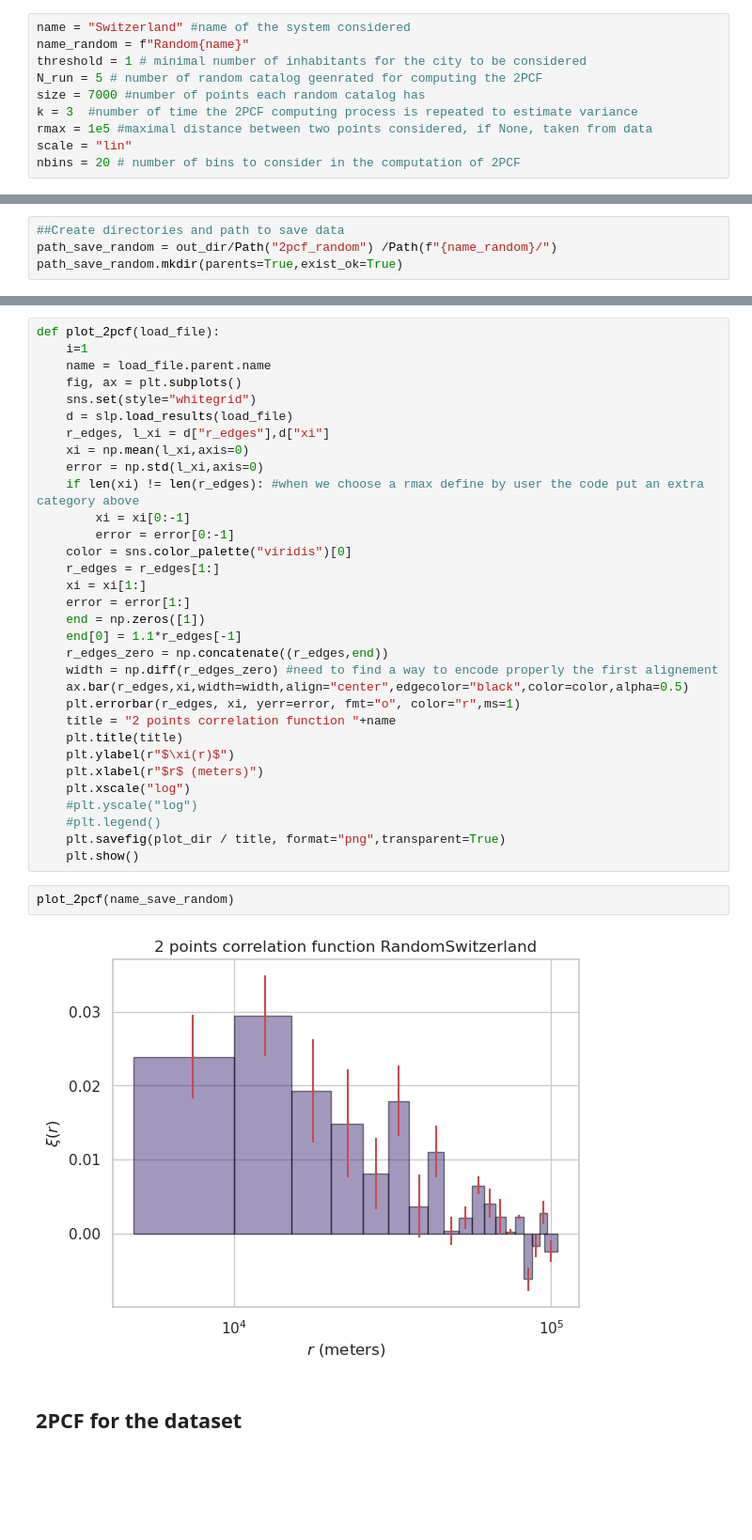
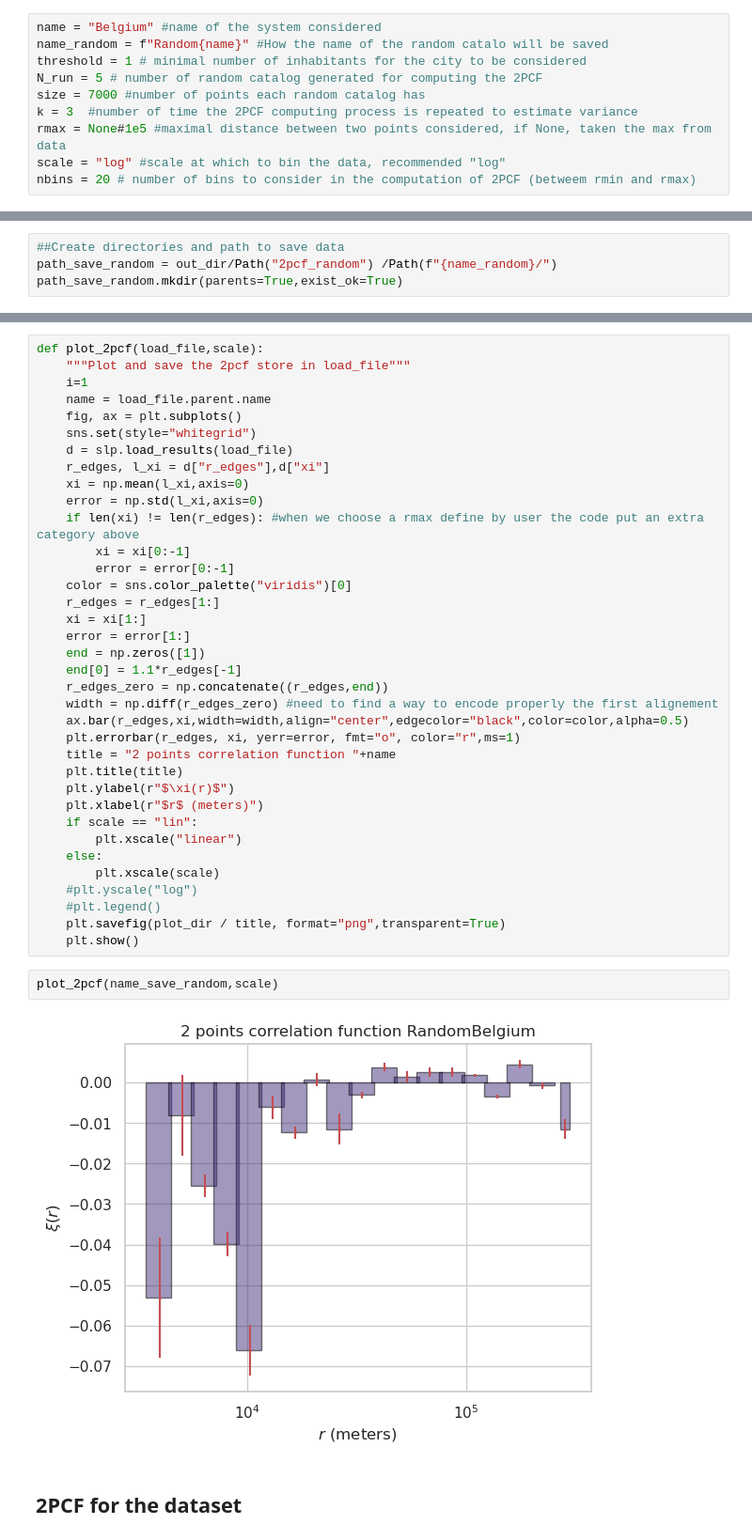
Before and after one commit to Presigny/fake_world, a Jupyter notebook: notebooks/2pcf.ipynb, the cells around one changed output, grey strips where cells are left out. Shown: that part at 94% size. Saved outputs shown, nothing was run; the diff lists cells and outputs as text; blank space fills up the shorter version.

```diff
--- a/notebooks/2pcf.ipynb
+++ b/notebooks/2pcf.ipynb
@@ -30,15 +32,15 @@ plot_dir = out_dir / Path("plot")
 # %% [markdown]
 ## Parameters
 # %%
-name = "Switzerland" #name of the system considered
-name_random = f"Random{name}"
+name = "Belgium" #name of the system considered
+name_random = f"Random{name}" #How the name of the random catalo will be saved
 threshold = 1 # minimal number of inhabitants for the city to be considered
-N_run = 5 # number of random catalog geenrated for computing the 2PCF
+N_run = 5 # number of random catalog generated for computing the 2PCF
 size = 7000 #number of points each random catalog has
 k = 3  #number of time the 2PCF computing process is repeated to estimate variance
-rmax = 1e5 #maximal distance between two points considered, if None, taken from data
-scale = "lin"
-nbins = 20 # number of bins to consider in the computation of 2PCF
+rmax = None#1e5 #maximal distance between two points considered, if None, taken the max from data
+scale = "log" #scale at which to bin the data, recommended "log"
+nbins = 20 # number of bins to consider in the computation of 2PCF (betweem rmin and rmax)
 # %%
 ##Preprocessing
 crs = mtpc.crs_selector(name) # Coordinate reference system of the country considered
@@ -100,5 +104,6 @@ gdf_projected_random.plot(ax=ax,color="red",markersize=1)
 # %%
-def plot_2pcf(load_file):
+def plot_2pcf(load_file,scale):
+    """Plot and save the 2pcf store in load_file"""
     i=1
     name = load_file.parent.name
     fig, ax = plt.subplots()
@@ -124,15 +129,18 @@ def plot_2pcf(load_file):
     plt.title(title)
     plt.ylabel(r"$\xi(r)$")
     plt.xlabel(r"$r$ (meters)")
-    plt.xscale("log")
+    if scale == "lin":
+        plt.xscale("linear")
+    else:
+        plt.xscale(scale)
     #plt.yscale("log")
     #plt.legend()
     plt.savefig(plot_dir / title, format="png",transparent=True)
     plt.show()
 # %%
-plot_2pcf(name_save_random)
+plot_2pcf(name_save_random,scale)
 # %% [output]
-[figure, old version]
+[figure, new version]
 # %% [markdown]
 ## 2PCF for the dataset
 # %%
```
Also changed, not shown: parts of 38 cells of this notebook, 6 other files.
